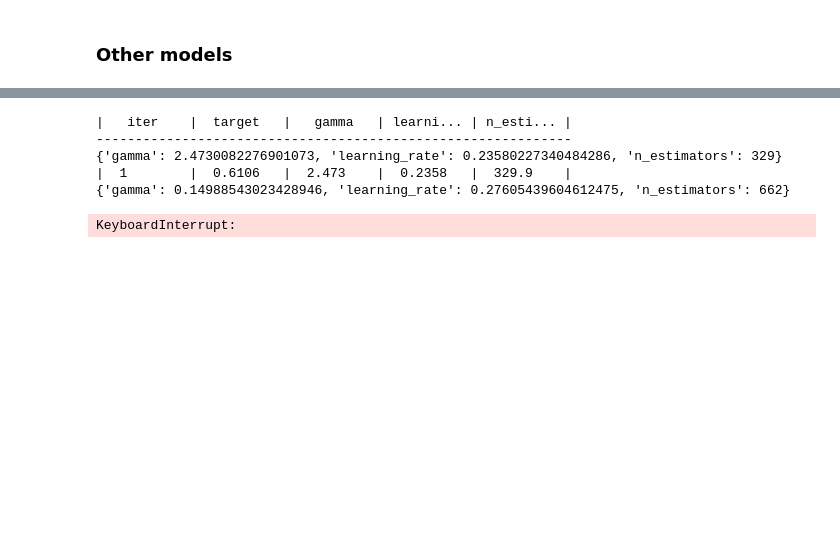
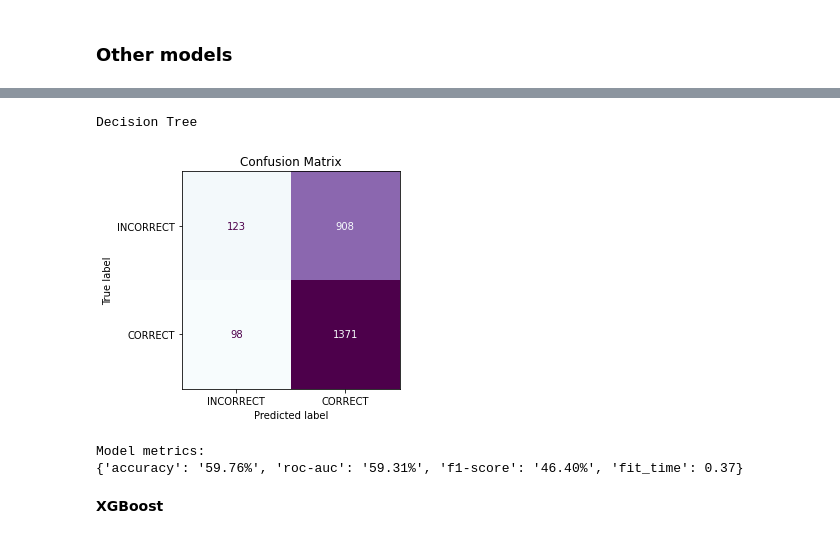
Before and after one commit to boa50/intelligent-tutoring-analysis, a Jupyter notebook: Analysis.ipynb, the cells around one changed output, grey strips where cells are left out. Saved outputs shown, nothing was run; the diff lists cells and outputs as text; code cells hidden in the pictures; blank space fills up the shorter version.

```diff
--- a/Analysis.ipynb
+++ b/Analysis.ipynb
@@ -776,0 +771,9 @@ clf_fit_params = {'eval_metric': 'logloss'}
+# %%
+param_grid = {
+    'criterion': ['gini', 'entropy'],
+    'max_depth': [1, 10, 25, 50, 100, None],
+    'min_samples_split': [2, 3, 5, 7, 10],
+    'max_features': [None, 'sqrt', 'log2']
+}
+
+dtc_clf = GridSearchCV(DecisionTreeClassifier(), param_grid, cv=2, scoring='roc_auc', n_jobs=8)
@@ -777 +797,10 @@ clf_fit_params = {'eval_metric': 'logloss'}
+# %%
+model_process(dtc_clf.best_estimator_, 'Decision Tree');
+# %% [output]
+Decision Tree
+[figure, added]
+Model metrics:
+{'accuracy': '59.76%', 'roc-auc': '59.31%', 'f1-score': '46.40%', 'fit_time': 0.37}
+# %% [markdown]
+**XGBoost**
 # %%
@@ -799,12 +815,0 @@ optimizer = BayesianOptimization(
-# %%
-optimizer.maximize(
-    init_points=0,
-    n_iter=1,
-)
-# %% [output]
-|   iter    |  target   |   gamma   | learni... | n_esti... |
--------------------------------------------------------------
-{'gamma': 2.4730082276901073, 'learning_rate': 0.23580227340484286, 'n_estimators': 329}
-|  1        |  0.6106   |  2.473    |  0.2358   |  329.9    |
-{'gamma': 0.14988543023428946, 'learning_rate': 0.27605439604612475, 'n_estimators': 662}
-KeyboardInterrupt:
```
Also changed, not shown: parts of 20 cells of this notebook.
